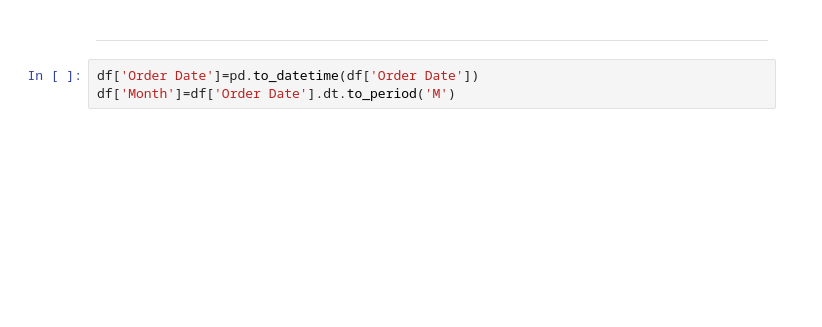
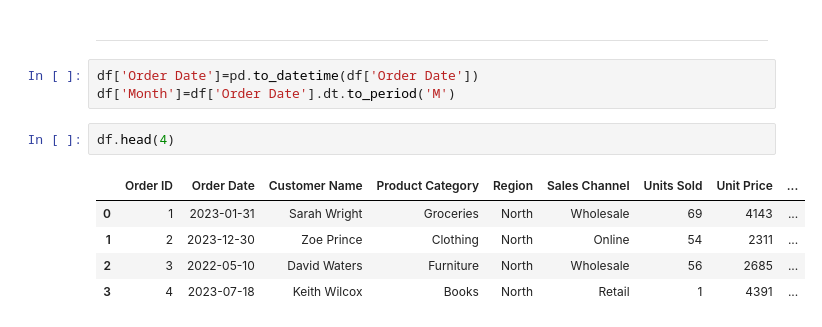
Before and after one commit to Pratik1Bhuwad/Market-Insight-AI-Agent, a Jupyter notebook: marketDataAnalysis.ipynb, the cells around one changed output. Saved outputs shown, nothing was run; the diff lists cells and outputs as text; blank space fills up the shorter version.

```diff
--- a/marketDataAnalysis.ipynb
+++ b/marketDataAnalysis.ipynb
@@ -101,3 +101,11 @@ dtype: int64
 # %%
 df['Order Date']=pd.to_datetime(df['Order Date'])
 df['Month']=df['Order Date'].dt.to_period('M')
+# %%
+df.head(4)
+# %% [output]
+|  | Order ID | Order Date | Customer Name | Product Category | Region | Sales Channel | Units Sold | Unit Price | ... |
+| 0 | 1 | 2023-01-31 | Sarah Wright | Groceries | North | Wholesale | 69 | 4143 | ... |
+| 1 | 2 | 2023-12-30 | Zoe Prince | Clothing | North | Online | 54 | 2311 | ... |
+| 2 | 3 | 2022-05-10 | David Waters | Furniture | North | Wholesale | 56 | 2685 | ... |
+| 3 | 4 | 2023-07-18 | Keith Wilcox | Books | North | Retail | 1 | 4391 | ... |
```
Also changed, not shown: parts of 21 cells of this notebook.
